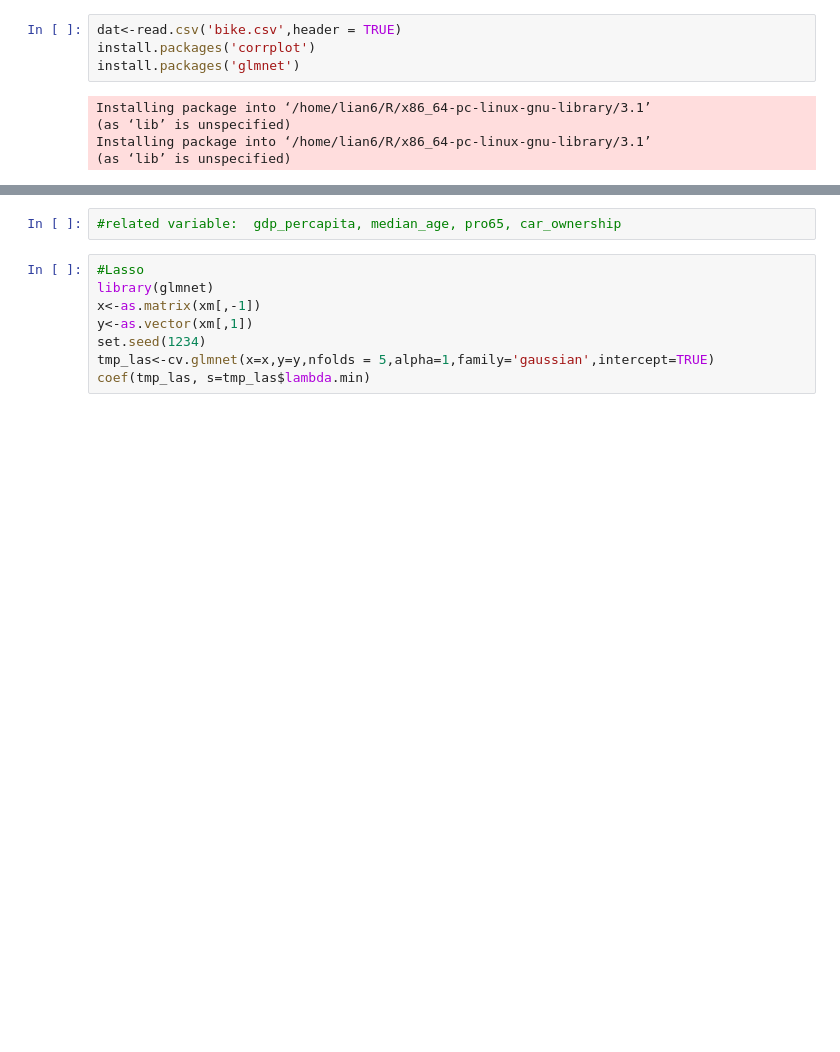
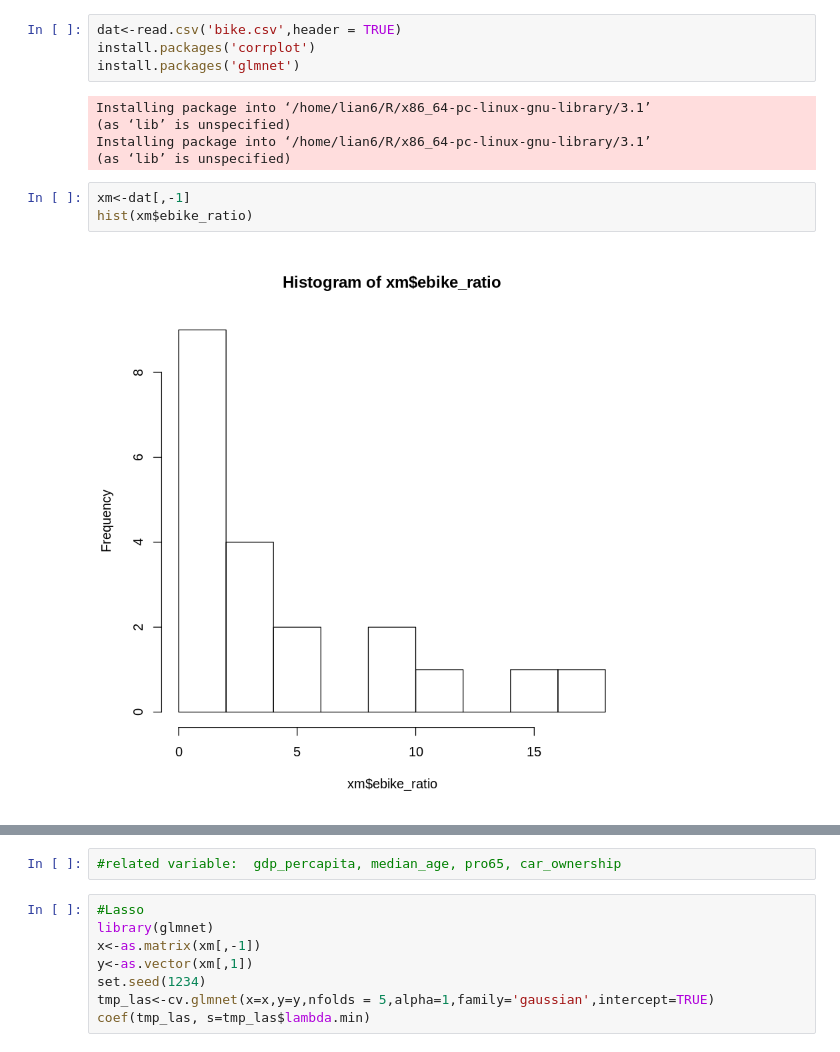
Before and after one commit to Darkari/415project, a Jupyter notebook: 415.ipynb, the cells around one changed output, grey strips where cells are left out. Drawn from its saved outputs; the diff is of its cells as text; blank space fills up the shorter version.

```diff
--- a/415.ipynb
+++ b/415.ipynb
@@ -7,3 +7,8 @@ Installing package into ‘/home/lian6/R/x86_64-pc-linux-gnu-library/3.1’
 (as ‘lib’ is unspecified)
 Installing package into ‘/home/lian6/R/x86_64-pc-linux-gnu-library/3.1’
 (as ‘lib’ is unspecified)
+# %%
+xm<-dat[,-1]
+hist(xm$ebike_ratio)
+# %% [output]
+[figure, added]
```
Also changed, not shown: parts of 11 cells of this notebook.
